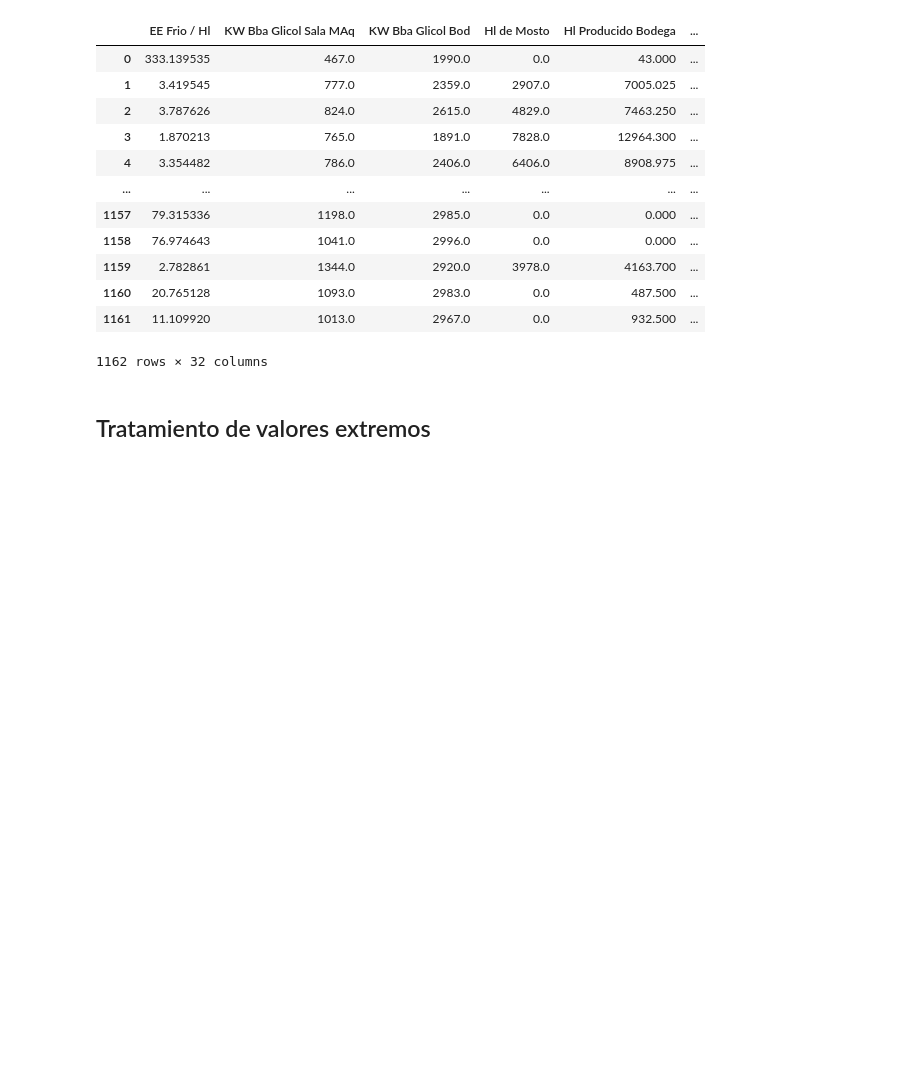
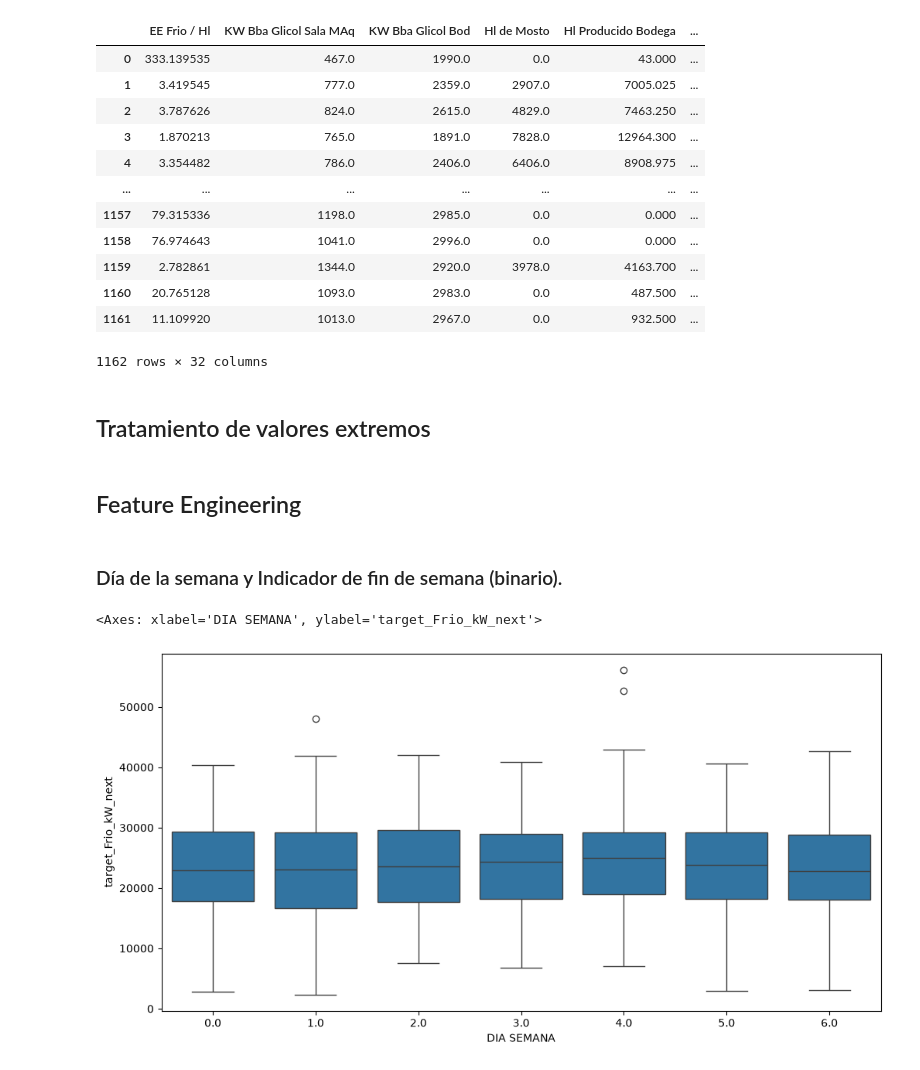
Before and after one commit to ignaciofaule-tech/TPI_LAB2_2026, a Jupyter notebook: src/Preprocesamiento/preprocessing.ipynb, the cells around one changed output. Drawn from its saved outputs; the diff is of its cells as text; code cells hidden in the pictures; blank space fills up the shorter version.

```diff
--- a/src/Preprocesamiento/preprocessing.ipynb
+++ b/src/Preprocesamiento/preprocessing.ipynb
@@ -278,3 +277,16 @@ for f in numericas:
     else:
         #df_diario_sin_outliers[f] = df_diario_sin_outliers[f].astype("float64")
         df_diario_sin_outliers.loc[outliers, f] = P99
+# %% [markdown]
+## Feature Engineering
+# %% [markdown]
+### Día de la semana y Indicador de fin de semana (binario).
+# %%
+df_diario_sin_outliers["DIA"] = pd.to_datetime(df_diario_sin_outliers["DIA"])
+df_diario_sin_outliers["DIA SEMANA"] = df_diario_sin_outliers["DIA"].dt.dayofweek
+# %%
+plt.figure(figsize=(12,6))
+sns.boxplot(data=df_diario_sin_outliers, x="DIA SEMANA",y= "target_Frio_kW_next")
+# %% [output]
+<Axes: xlabel='DIA SEMANA', ylabel='target_Frio_kW_next'>
+[figure, added]
```
Also changed, not shown: parts of 46 cells of this notebook, 2 other files.
